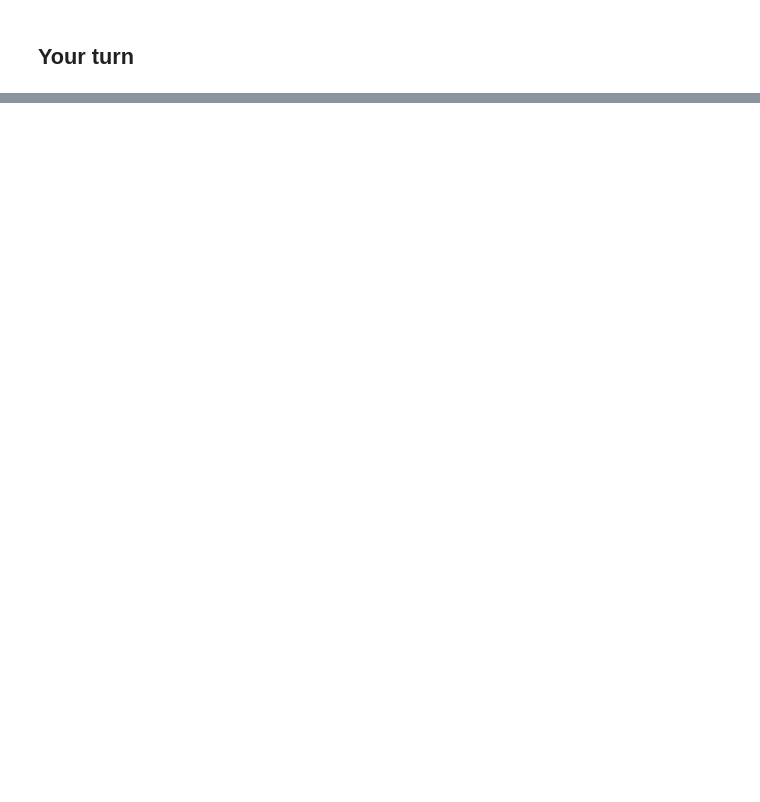
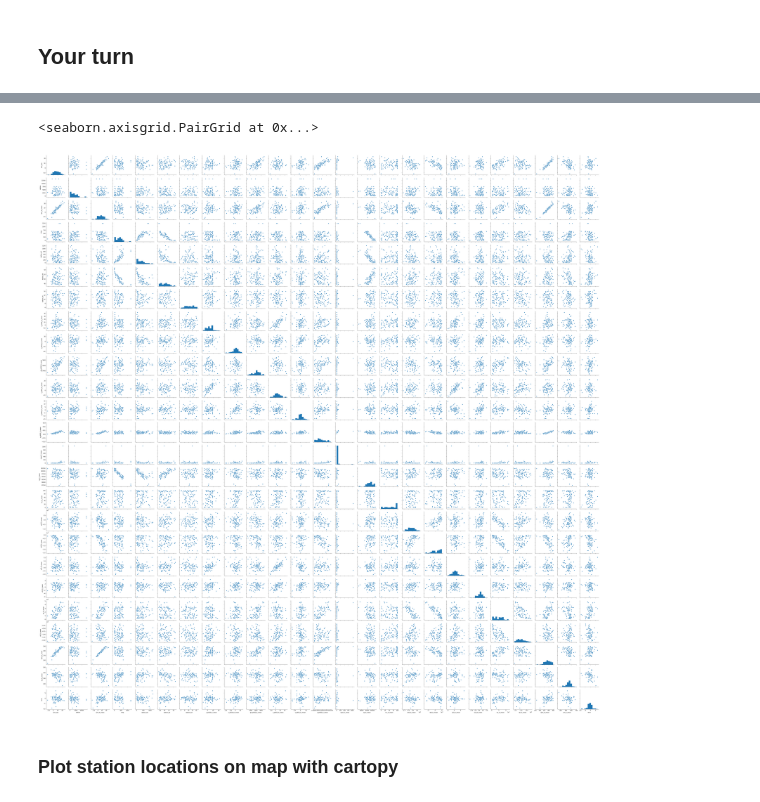
Before and after one commit to waves2weather/W2W-ML-Workshop, a Jupyter notebook: nb1_jupyter-pandas.ipynb, the cells around one changed output, grey strips where cells are left out. Drawn from its saved outputs; the diff is of its cells as text; code cells hidden in the pictures; blank space fills up the shorter version.

```diff
--- a/nb1_jupyter-pandas.ipynb
+++ b/nb1_jupyter-pandas.ipynb
@@ -134,0 +268,3 @@ Then you can mount a remote directory: `sshfs srasp@gplogin1.ps.uci.edu:/export/
+# %%
+# Before we make any permanent changes to the dataset, let's create a copy
+df_copy = df_train.copy()
@@ -136,0 +372,5 @@ Then you can mount a remote directory: `sshfs srasp@gplogin1.ps.uci.edu:/export/
+# %%
+df = df_copy.copy()
+# %%
+df.dropna(subset=['t2m_obs'], inplace=True)
+df['sm_fc_mean'].replace(np.nan, df['sm_fc_mean'].mean(), inplace=True)
@@ -136,0 +387,2 @@ Then you can mount a remote directory: `sshfs srasp@gplogin1.ps.uci.edu:/export/
+# %%
+df['error'] = df['t2m_fc_mean'] - df['t2m_obs']
@@ -136,0 +411,7 @@ Then you can mount a remote directory: `sshfs srasp@gplogin1.ps.uci.edu:/export/
+# %%
+sns.pairplot(df[::10000])
+# %% [output]
+<seaborn.axisgrid.PairGrid at 0x...>
+[figure, added]
+# %% [markdown]
+### Plot station locations on map with cartopy
```
Also changed, not shown: parts of 59 cells of this notebook.
